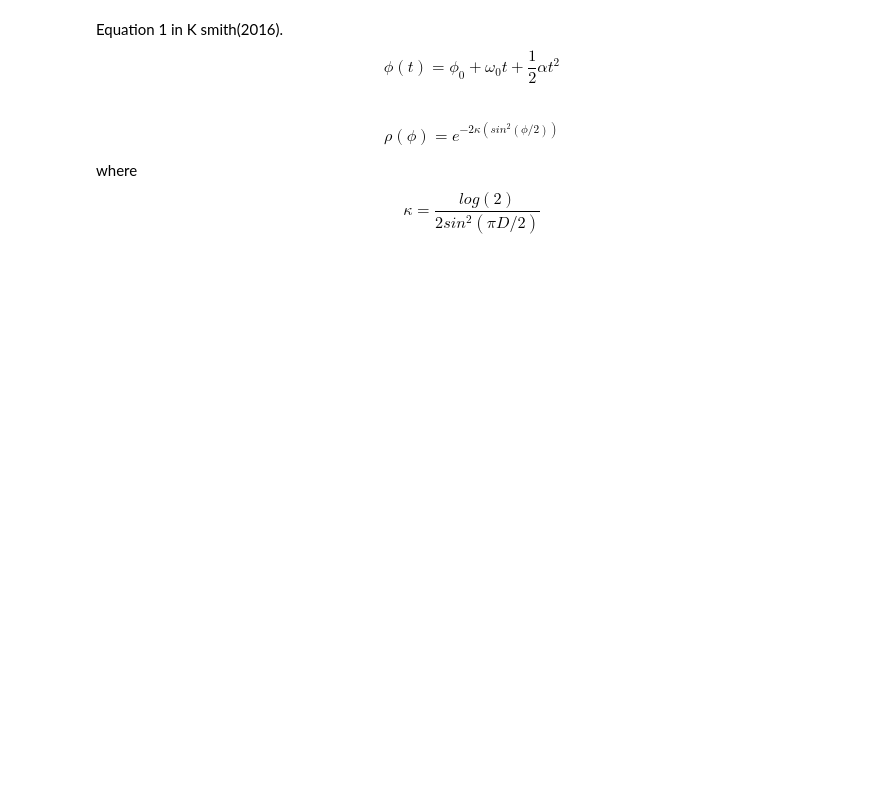
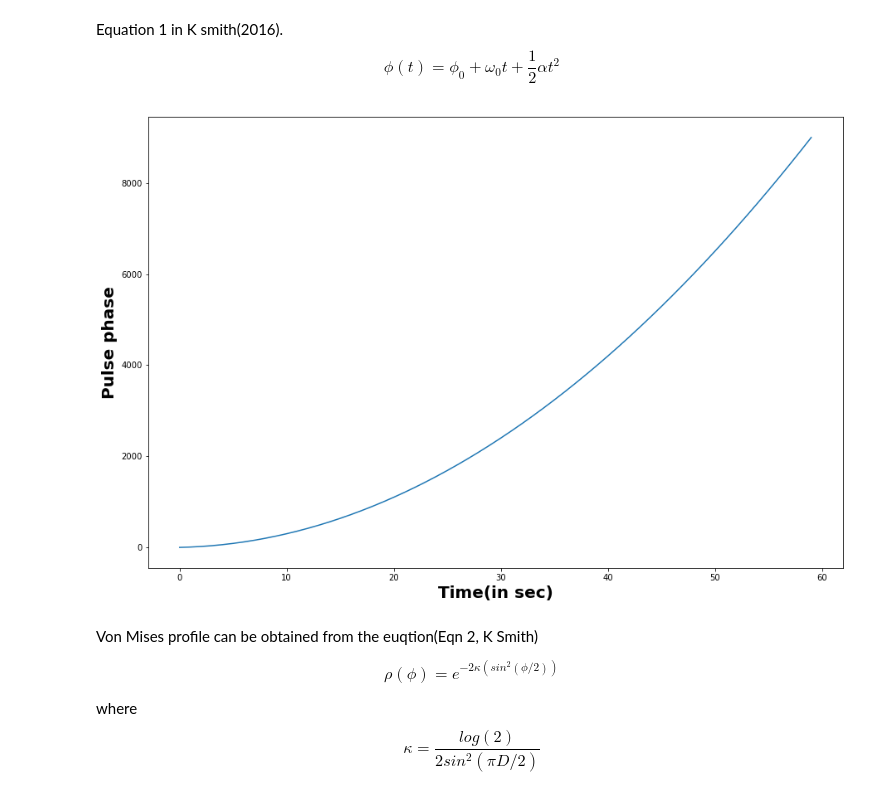
Before and after one commit to WVU-PSR-FRB/code_from_anoj, a Jupyter notebook: init_coherent_search_algorithm.ipynb, the cells around one changed output. Drawn from its saved outputs; the diff is of its cells as text; code cells hidden in the pictures; blank space fills up the shorter version.

```diff
--- a/init_coherent_search_algorithm.ipynb
+++ b/init_coherent_search_algorithm.ipynb
@@ -1,6 +1,11 @@
 # %%
 import numpy as np
 import matplotlib.pyplot as plt
+# %%
+p0 = 0
+t = np.arange(60)
+w0 = 5
+a = 5
 # %% [markdown]
 Equation 1 in K smith(2016).
 $$ \phi(t) = \phi_{0} + \omega_{0}t + \frac{1}{2}\alpha t^2$$
@@ -10,9 +15,21 @@ def pulse_phase(p0,t,w0,a):
     This function calculates and returns pulse phase at any given time 't' when acceleration 'a', intial
     phase 'p0' and angular frequency 'w0' is known.
     '''
-    phase = po + w0*t + 0.5*a*t**2
+    phase = p0 + w0*t + 0.5*a*t**2
     return phase
+# %%
+fig, pulse = plt.subplots(figsize = (15,10))
+x1 = t
+y1 = pulse_phase(p0,t,w0,a)
+pulse.plot(x1,y1)
+pulse.set_xlabel('Time(in sec)', fontsize = 20, weight = 'bold')
+pulse.set_ylabel('Pulse phase', fontsize = 20, weight = 'bold')
+plt.show()
+# %% [output]
+[figure, added]
 # %% [markdown]
+Von Mises profile can be obtained from the euqtion(Eqn 2, K Smith)
+
 $$ \rho(\phi) = e^{-2\kappa(sin^2(\phi/2))}$$
 
 where $$\kappa = \frac{log(2)}{2sin^2{(\pi D/2)}}$$
```
Also changed, not shown: parts of 2 cells of this notebook.
